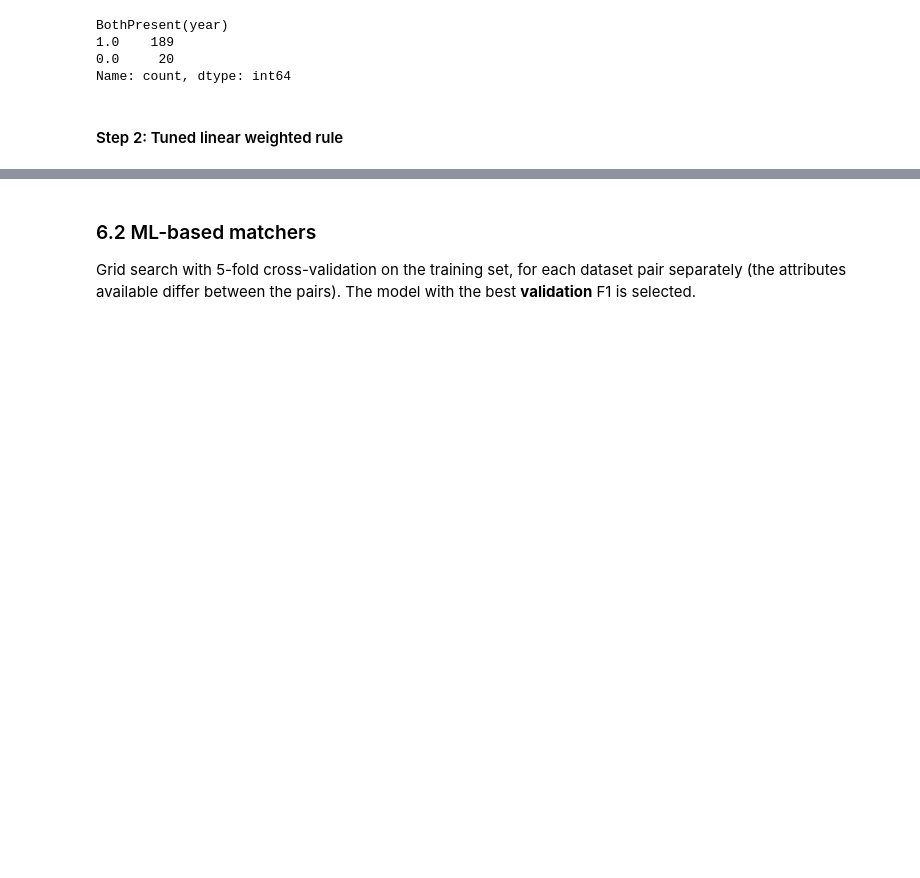
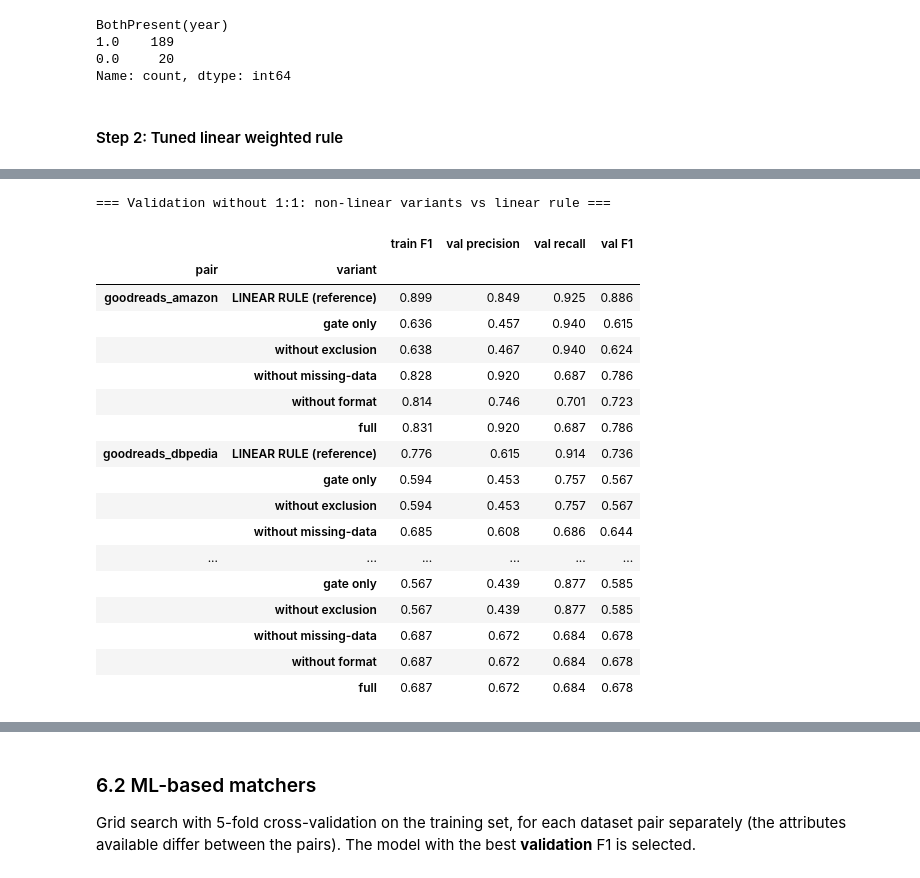
Before and after one commit to Web-Data-Integration-Team/Books-Data-Integration, a Jupyter notebook: identity_resolution.ipynb, the cells around one changed output, grey strips where cells are left out. Drawn from its saved outputs; the diff is of its cells as text; code cells hidden in the pictures; blank space fills up the shorter version.

```diff
--- a/identity_resolution.ipynb
+++ b/identity_resolution.ipynb
@@ -1069,0 +1104,51 @@ display(pd.DataFrame(rows_ls))
+# %%
+# ============================================================
+# NON-LINEAR RULE – B) VALIDATION without 1:1 (for reporting, no decision here)
+# Compares every variant with the linear rule on the validation pairs and
+# shows train vs validation F1 (overfitting check).
+# ============================================================
+from sklearn.metrics import precision_score, recall_score
+
+CHOSEN = dict(zip(final_choice["pair"], final_choice["method"]))
+
+val_rows = []
+for p in features:
+    va = features[p]["validation"]
+    S_va, P_va = sims(va)
+    y_va = va["label"].to_numpy(bool)
+
+    lin_score = linear_score(S_va, P_va, weights[CHOSEN[p]][p])
+    lin_thr, _ = best_threshold(lin_score, y_va)
+    lin_pred = lin_score >= lin_thr
+    val_rows.append({"pair": p, "variant": "LINEAR RULE (reference)", "train F1": round(train_f1[CHOSEN[p]][p], 3),
+                     "val precision": round(precision_score(y_va, lin_pred, zero_division=0), 3),
+                     "val recall": round(recall_score(y_va, lin_pred), 3), "val F1": round(f1(y_va, lin_pred), 3)})
+
+    for v in VARIANTS:
+        pred = nonlinear_pred(S_va, P_va, nl_th[p, v])
+        val_rows.append({"pair": p, "variant": v, "train F1": round(nl_train_f1[p, v], 3),
+                         "val precision": round(precision_score(y_va, pred, zero_division=0), 3),
+                         "val recall": round(recall_score(y_va, pred), 3), "val F1": round(f1(y_va, pred), 3)})
+
+print("=== Validation without 1:1: non-linear variants vs linear rule ===")
+display(pd.DataFrame(val_rows).set_index(["pair", "variant"]))
+# %% [output]
+=== Validation without 1:1: non-linear variants vs linear rule ===
+|  |  | train F1 | val precision | val recall | val F1 |
+| pair | variant |  |  |  |  |
+| goodreads_amazon | LINEAR RULE (reference) | 0.899 | 0.849 | 0.925 | 0.886 |
+|  | gate only | 0.636 | 0.457 | 0.940 | 0.615 |
+|  | without exclusion | 0.638 | 0.467 | 0.940 | 0.624 |
+|  | without missing-data | 0.828 | 0.920 | 0.687 | 0.786 |
+|  | without format | 0.814 | 0.746 | 0.701 | 0.723 |
+|  | full | 0.831 | 0.920 | 0.687 | 0.786 |
+| goodreads_dbpedia | LINEAR RULE (reference) | 0.776 | 0.615 | 0.914 | 0.736 |
+|  | gate only | 0.594 | 0.453 | 0.757 | 0.567 |
+|  | without exclusion | 0.594 | 0.453 | 0.757 | 0.567 |
+|  | without missing-data | 0.685 | 0.608 | 0.686 | 0.644 |
+| ... | ... | ... | ... | ... | ... |
+|  | gate only | 0.567 | 0.439 | 0.877 | 0.585 |
+|  | without exclusion | 0.567 | 0.439 | 0.877 | 0.585 |
+|  | without missing-data | 0.687 | 0.672 | 0.684 | 0.678 |
+|  | without format | 0.687 | 0.672 | 0.684 | 0.678 |
+|  | full | 0.687 | 0.672 | 0.684 | 0.678 |
```
Also changed, not shown: parts of 26 cells of this notebook, 4 other files.
